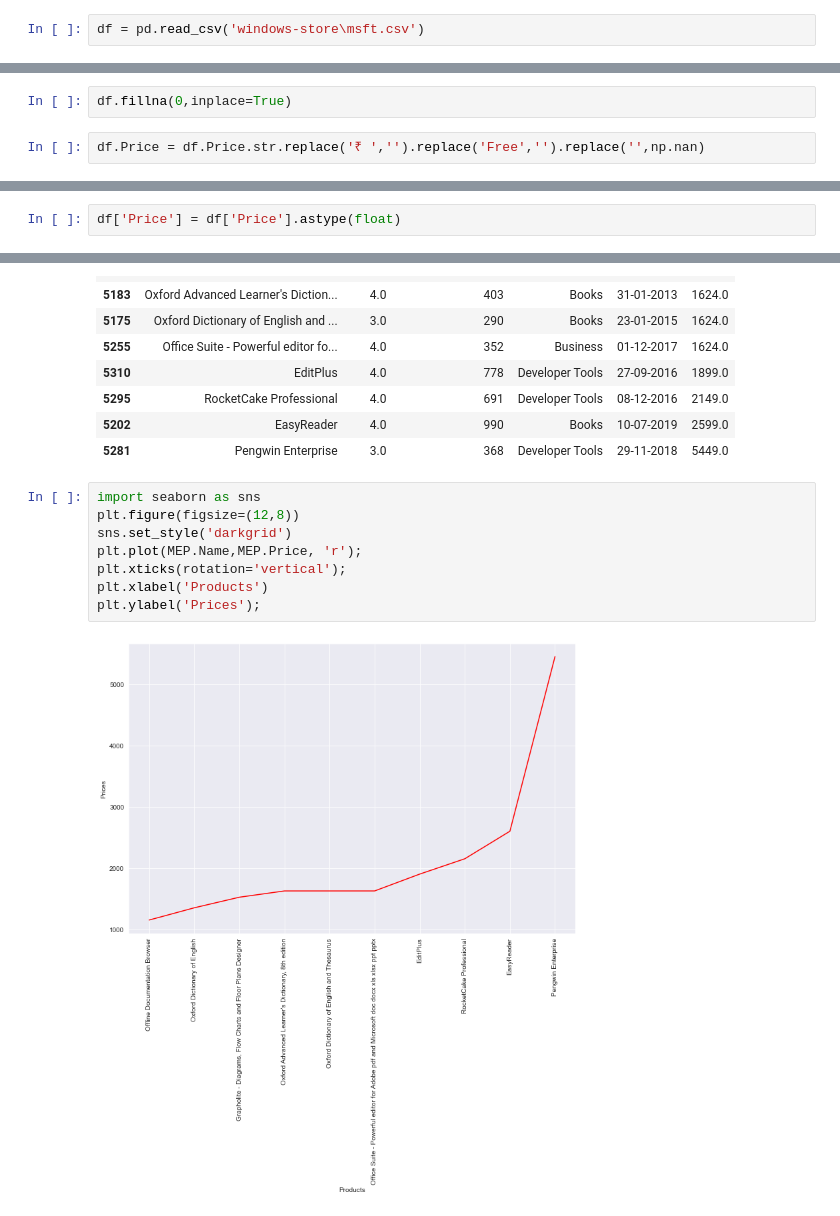
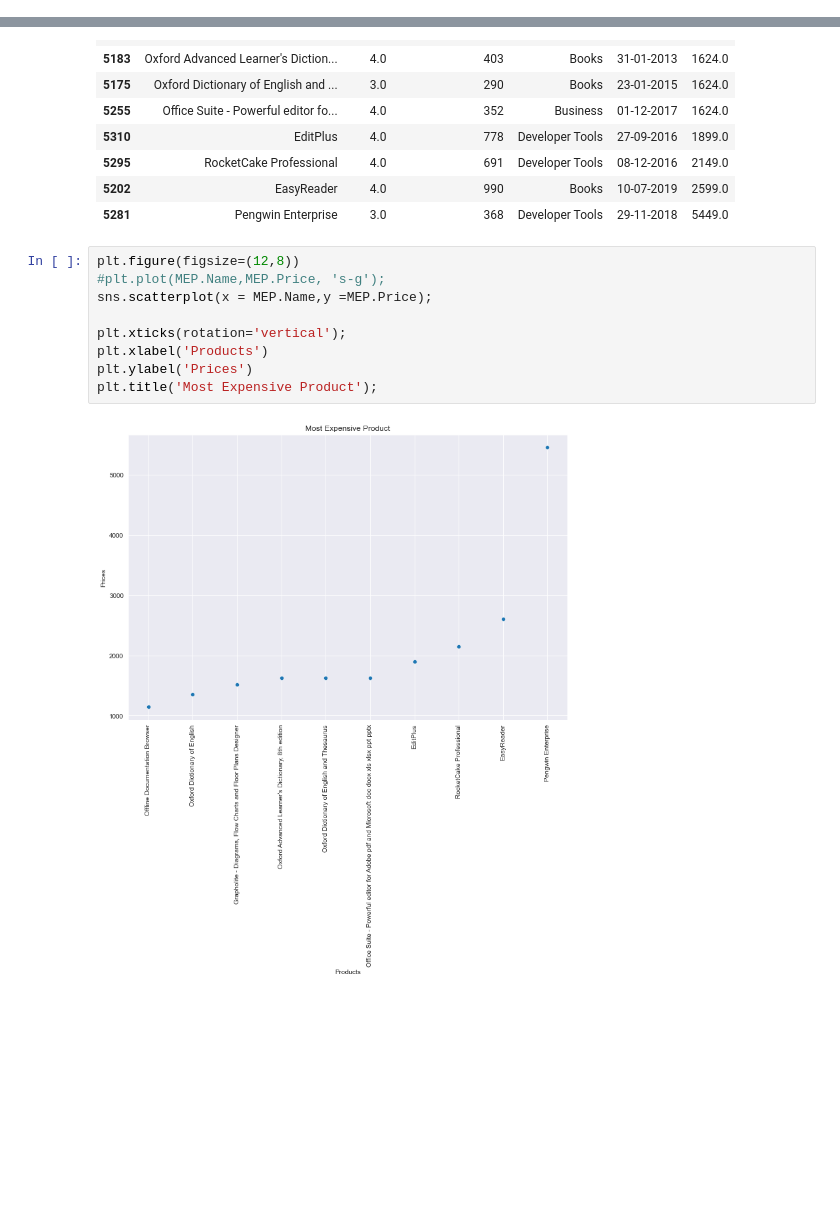
Before and after one commit to heyrobin/Python, a Jupyter notebook: Windows Store EDA.ipynb, the cells around one changed output, grey strips where cells are left out. Cells and saved outputs as stored; diff of their text form; blank space fills up the shorter version.

```diff
--- a/Windows Store EDA.ipynb
+++ b/Windows Store EDA.ipynb
@@ -188,2 +160,0 @@ memory usage: 249.6+ KB
-# %%
-df = pd.read_csv('windows-store\msft.csv')
@@ -211,4 +160,0 @@ array([0, '144.00', '54.00', '99.00', '219.00', '269.00', '134.00',
-# %%
-df.fillna(0,inplace=True)
-# %%
-df.Price = df.Price.str.replace('₹ ','').replace('Free','').replace('',np.nan)
@@ -217,2 +160,0 @@ df.Price = df.Price.str.replace(',','')
-# %%
-df['Price'] = df['Price'].astype(float)
@@ -234,12 +183,13 @@ MEP
 | 5202 | EasyReader | 4.0 | 990 | Books | 10-07-2019 | 2599.0 |
 | 5281 | Pengwin Enterprise | 3.0 | 368 | Developer Tools | 29-11-2018 | 5449.0 |
 # %%
-import seaborn as sns
 plt.figure(figsize=(12,8))
-sns.set_style('darkgrid')
-plt.plot(MEP.Name,MEP.Price, 'r');
+#plt.plot(MEP.Name,MEP.Price, 's-g');
+sns.scatterplot(x = MEP.Name,y =MEP.Price);
+
 plt.xticks(rotation='vertical');
 plt.xlabel('Products')
-plt.ylabel('Prices');
+plt.ylabel('Prices')
+plt.title('Most Expensive Product');
 # %% [output]
-[figure, old version]
+[figure, new version]
```
Also changed, not shown: parts of 29 cells of this notebook.
